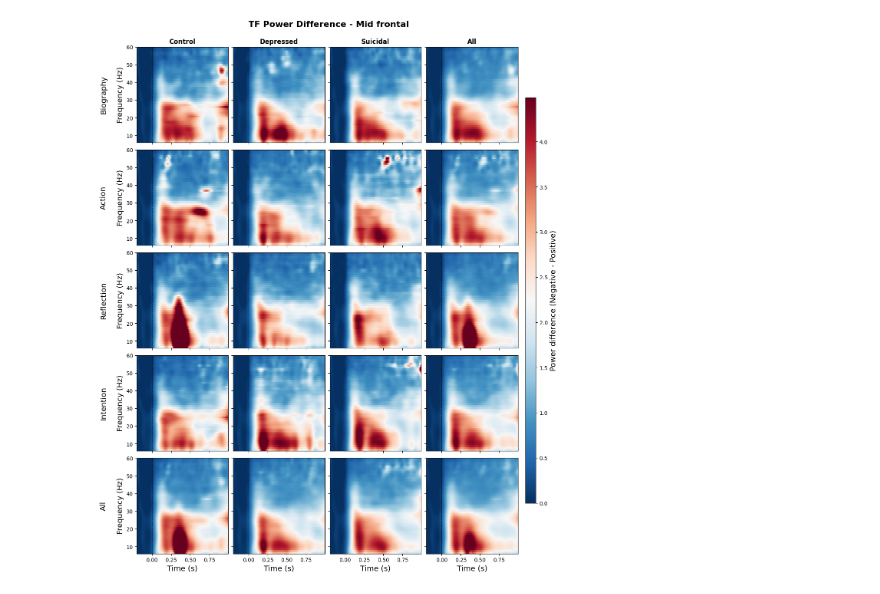
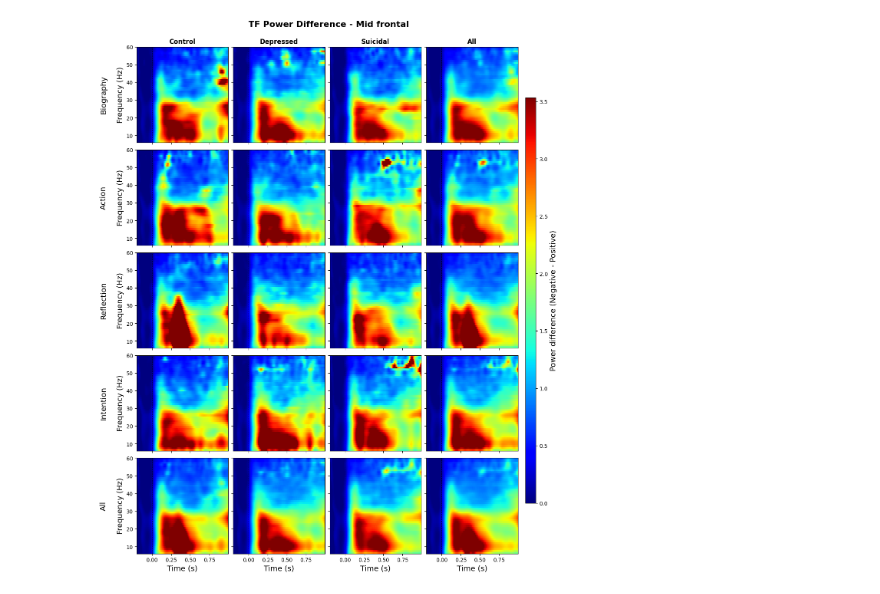
Before and after one commit to lyricists/TFdecoding, a Jupyter notebook: TFplot.ipynb, the cells around one changed output. Cells and saved outputs as stored; diff of their text form; code cells hidden in the pictures.

```diff
--- a/TFplot.ipynb
+++ b/TFplot.ipynb
@@ -201,17 +201,18 @@ def plot_trf_diff_grid(
 # %%
 plot_trf_diff_grid(
     data=results,
     time=times,
     freqs=freqs,
     channel=1,
     mode="pos",
     eval="mean",
-    robust_percentile=99,
+    cmap="jet",
+    robust_percentile=95,
     toi_names=toi_names,
     group_indices=group_indices,
     channel_names=channel_names,
     save="n",
     save_path="/Users/woojaejeong/Desktop/Data/USC/DARPA-NEAT/Code/TFdecoding/Results/TF_diff_PC1.png",
 )
 # %% [output]
-[figure, old version]
+[figure, new version]
```
Also changed, not shown: parts of 2 cells of this notebook.
